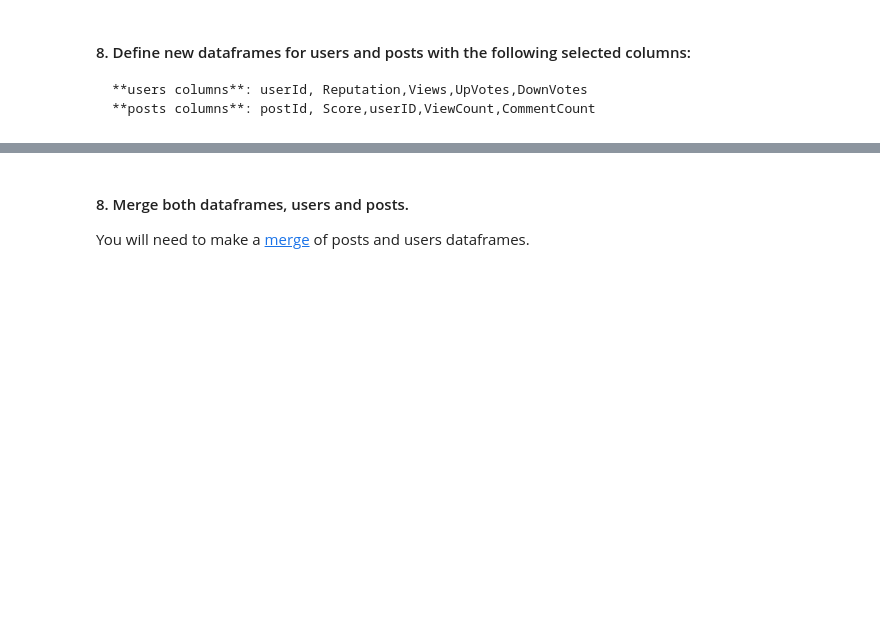
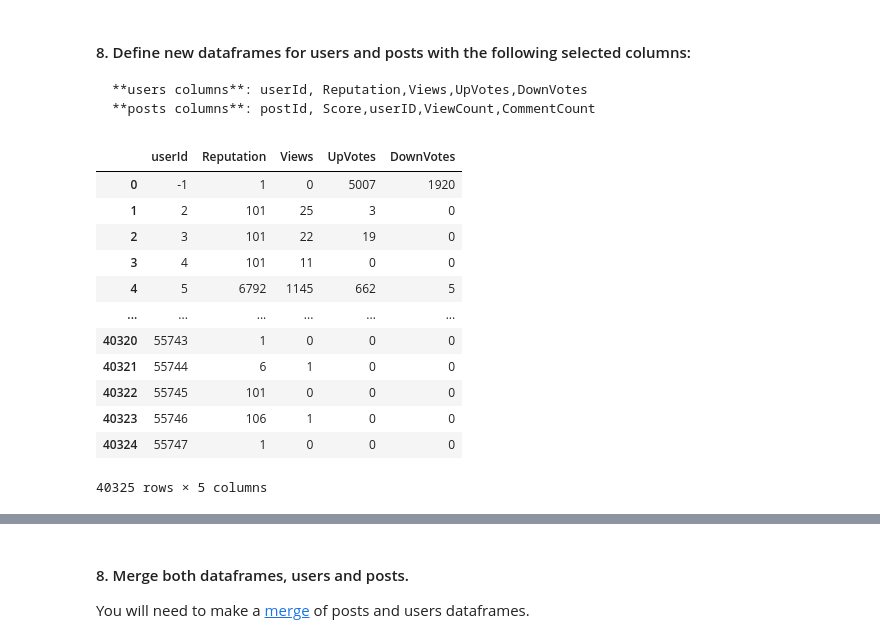
Before and after one commit to CristopherRL/dataptmad1019, a Jupyter notebook: module-1/lab-data_cleaning/your-code/main.ipynb, the cells around one changed output, grey strips where cells are left out. Saved outputs shown, nothing was run; the diff lists cells and outputs as text; code cells hidden in the pictures; blank space fills up the shorter version.

```diff
--- a/module-1/lab-data_cleaning/your-code/main.ipynb
+++ b/module-1/lab-data_cleaning/your-code/main.ipynb
@@ -99,0 +104,16 @@ new_df_posts = df_posts[['postID', 'Score','userId','ViewCount','CommentCount']]
+# %%
+new_df_users
+# %% [output]
+|  | userId | Reputation | Views | UpVotes | DownVotes |
+| 0 | -1 | 1 | 0 | 5007 | 1920 |
+| 1 | 2 | 101 | 25 | 3 | 0 |
+| 2 | 3 | 101 | 22 | 19 | 0 |
+| 3 | 4 | 101 | 11 | 0 | 0 |
+| 4 | 5 | 6792 | 1145 | 662 | 5 |
+| ... | ... | ... | ... | ... | ... |
+| 40320 | 55743 | 1 | 0 | 0 | 0 |
+| 40321 | 55744 | 6 | 1 | 0 | 0 |
+| 40322 | 55745 | 101 | 0 | 0 | 0 |
+| 40323 | 55746 | 106 | 1 | 0 | 0 |
+| 40324 | 55747 | 1 | 0 | 0 | 0 |
+40325 rows × 5 columns
```
Also changed, not shown: parts of 14 cells of this notebook.
